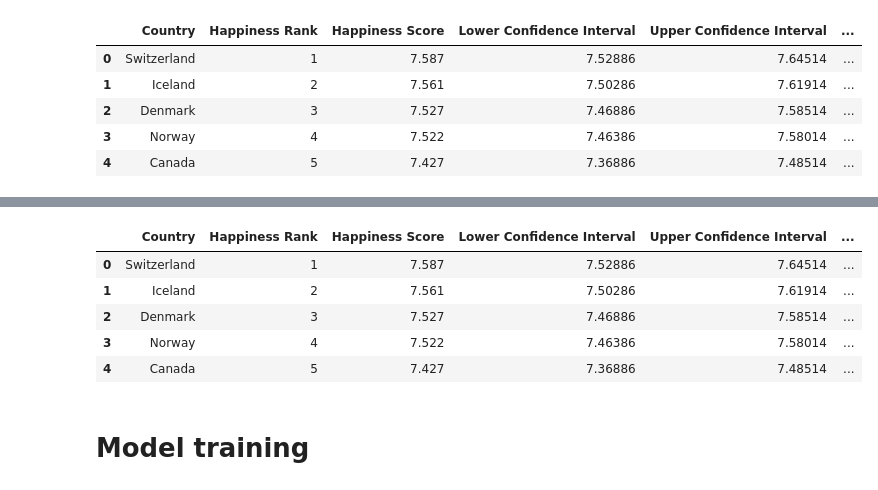
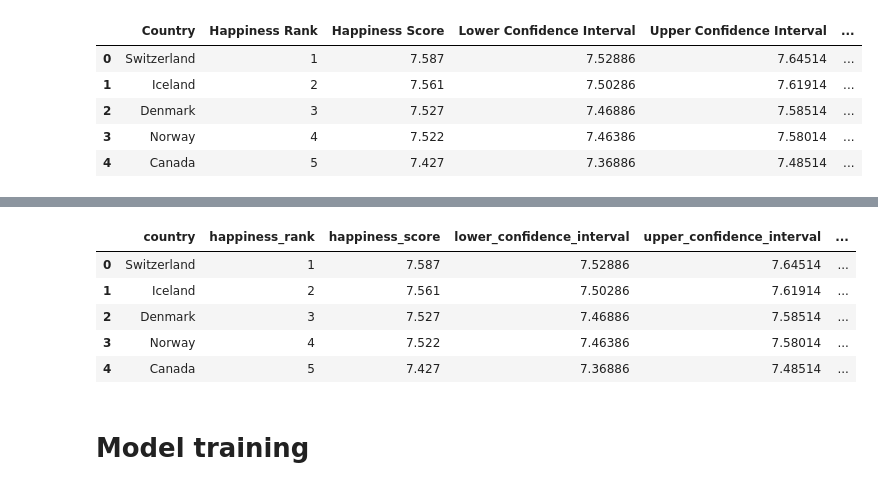
Before and after one commit to juancbuitrago/Workshop3, a Jupyter notebook: notebooks/EDA_001.ipynb, the cells around one changed output, grey strips where cells are left out. Saved outputs shown, nothing was run; the diff lists cells and outputs as text; code cells hidden in the pictures.

```diff
--- a/notebooks/EDA_001.ipynb
+++ b/notebooks/EDA_001.ipynb
@@ -216,7 +215,8 @@ def transform_2017(df):
     df['Happiness Rank'] = df['Happiness.Rank']
     df['Upper Confidence Interval'] = df['Whisker.high']
     df['Lower Confidence Interval'] = df['Whisker.low']
-    df = df.drop(columns = ['Trust..Government.Corruption.', 'Dystopia.Residual', 'Health..Life.Expectancy.', 'Economy..GDP.per.Capita.', 'Happiness.Score', 'Happiness.Rank', 'Whisker.high', 'Whisker.low'], axis = 1)
+    df['Social support'] = df['Family']
+    df = df.drop(columns = ['Trust..Government.Corruption.', 'Dystopia.Residual', 'Health..Life.Expectancy.', 'Economy..GDP.per.Capita.', 'Happiness.Score', 'Happiness.Rank', 'Whisker.high', 'Whisker.low', 'Family'], axis = 1)
     return df
 
 df_2017 = transform_2017(df_2017)
@@ -540,11 +563,9 @@ See the caveats in the documentation: https://pandas.pydata.org/pandas-docs/stab
 # %% [markdown]
 This is a sample of the 2015 confidence intervals, this sample is shown to demonstrate what the other years should look like.
 # %%
-df_2015 = df_2015.drop(columns = ["Dystopia Residual", "Standard Error", "Family"], axis = 1)
-df_2016 = df_2016.drop(columns = ["Dystopia Residual", "Family"], axis = 1)
-df_2017 = df_2017.drop(columns = ["Dystopia Residual", "Family"], axis = 1)
-df_2018 = df_2018.drop(columns = ["Social support"], axis = 1)
-df_2019 = df_2019.drop(columns = ["Social support"], axis = 1)
+df_2015 = df_2015.drop(columns = ["Dystopia Residual", "Standard Error"], axis = 1)
+df_2016 = df_2016.drop(columns = ["Dystopia Residual"], axis = 1)
+df_2017 = df_2017.drop(columns = ["Dystopia Residual"], axis = 1)
 # %%
 print(f"2015: \n", df_2015.columns.tolist())
 print(f"2016: \n", df_2016.columns.tolist())
@@ -565,7 +586,7 @@ print(f"2019: \n", df_2019.columns.tolist())
 # %% [markdown]
 Now all the datasets have the same columns and all the columns have the same name, so, now we can concatenate them. Maybe we should order the columns in the same way. That way we won't have problems with concatenation.
 # %%
-standard_order = ['Country', 'Happiness Rank', 'Happiness Score', 'Lower Confidence Interval', 'Upper Confidence Interval', 'Economy (GDP per Capita)', 'Health (Life Expectancy)', 'Freedom', 'Trust (Government Corruption)', 'Generosity', 'Year']
+standard_order = ['Country', 'Happiness Rank', 'Happiness Score', 'Lower Confidence Interval', 'Upper Confidence Interval', 'Economy (GDP per Capita)', 'Social support', 'Health (Life Expectancy)', 'Freedom', 'Trust (Government Corruption)', 'Generosity', 'Year']
 
 df_2015 = df_2015[standard_order]
 df_2016 = df_2016[standard_order]
@@ -574,13 +595,6 @@ df_2018 = df_2018[standard_order]
 df_2019 = df_2019[standard_order]
 # %% [markdown]
 I want to do the concatenation with the same countries in all the datasets, so I will use the countries at 2015 to normalize them and because the 2015 dataset has only countries, no regions in the country column.
-# %%
-countries_2015 = set(df_2015['Country'])
-
-df_2016 = df_2016[df_2016['Country'].isin(countries_2015)]
-df_2017 = df_2017[df_2017['Country'].isin(countries_2015)]
-df_2018 = df_2018[df_2018['Country'].isin(countries_2015)]
-df_2019 = df_2019[df_2019['Country'].isin(countries_2015)]
 # %%
 columns_2015, rows_2015 = df_2015.shape
 print(columns_2015, rows_2015)
@@ -616,11 +752,11 @@ print(columns, rows)
 # %%
 df = df.dropna()
 # %%
-df = pd.get_dummies(df, columns=['Year'])
+df.columns = df.columns.str.replace(r'[^A-Za-z0-9]+', '_', regex=True).str.lower()
 
 df.head()
 # %% [output]
-|  | Country | Happiness Rank | Happiness Score | Lower Confidence Interval | Upper Confidence Interval | ... |
+|  | country | happiness_rank | happiness_score | lower_confidence_interval | upper_confidence_interval | ... |
 | 0 | Switzerland | 1 | 7.587 | 7.52886 | 7.64514 | ... |
 | 1 | Iceland | 2 | 7.561 | 7.50286 | 7.61914 | ... |
 | 2 | Denmark | 3 | 7.527 | 7.46886 | 7.58514 | ... |
```
Also changed, not shown: parts of 36 cells of this notebook, 10 other files.
